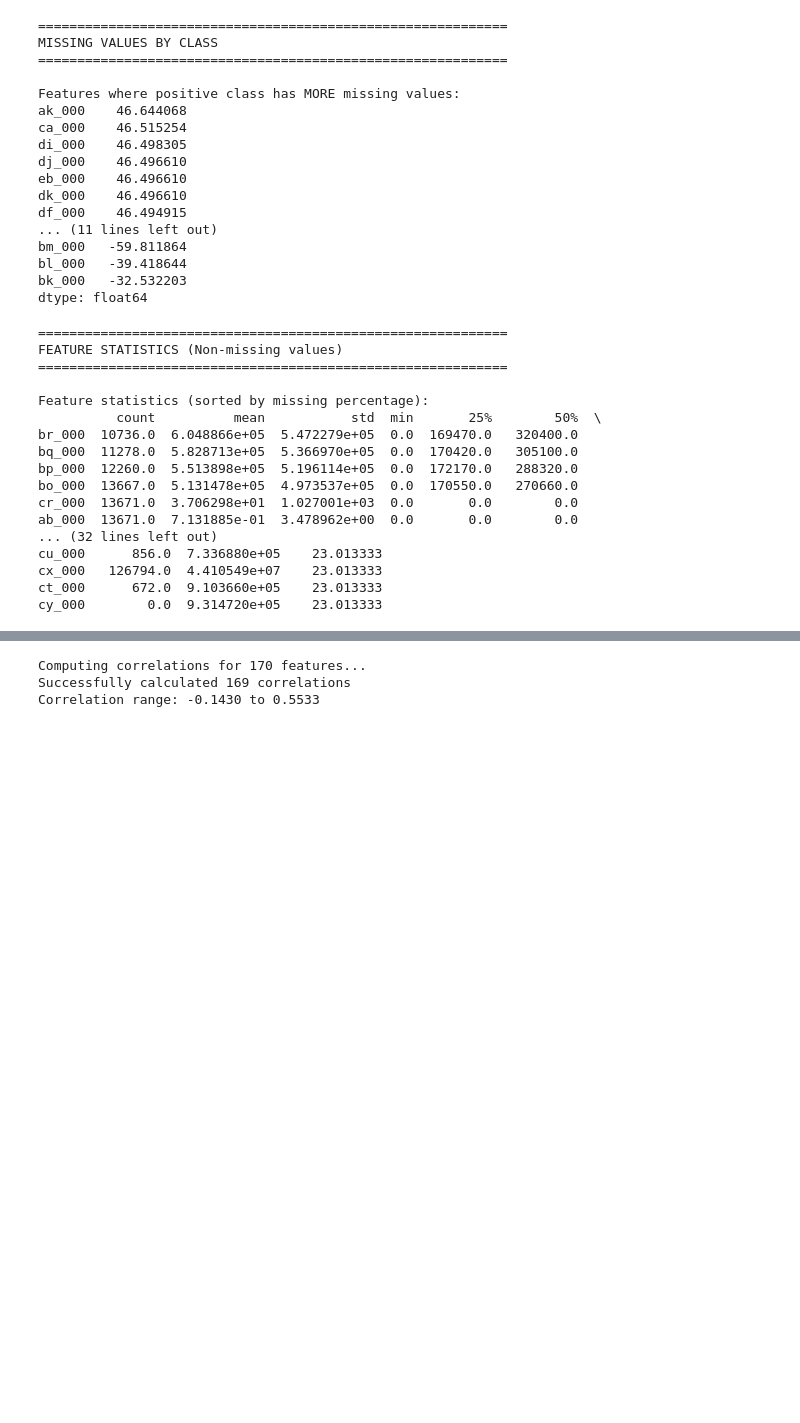
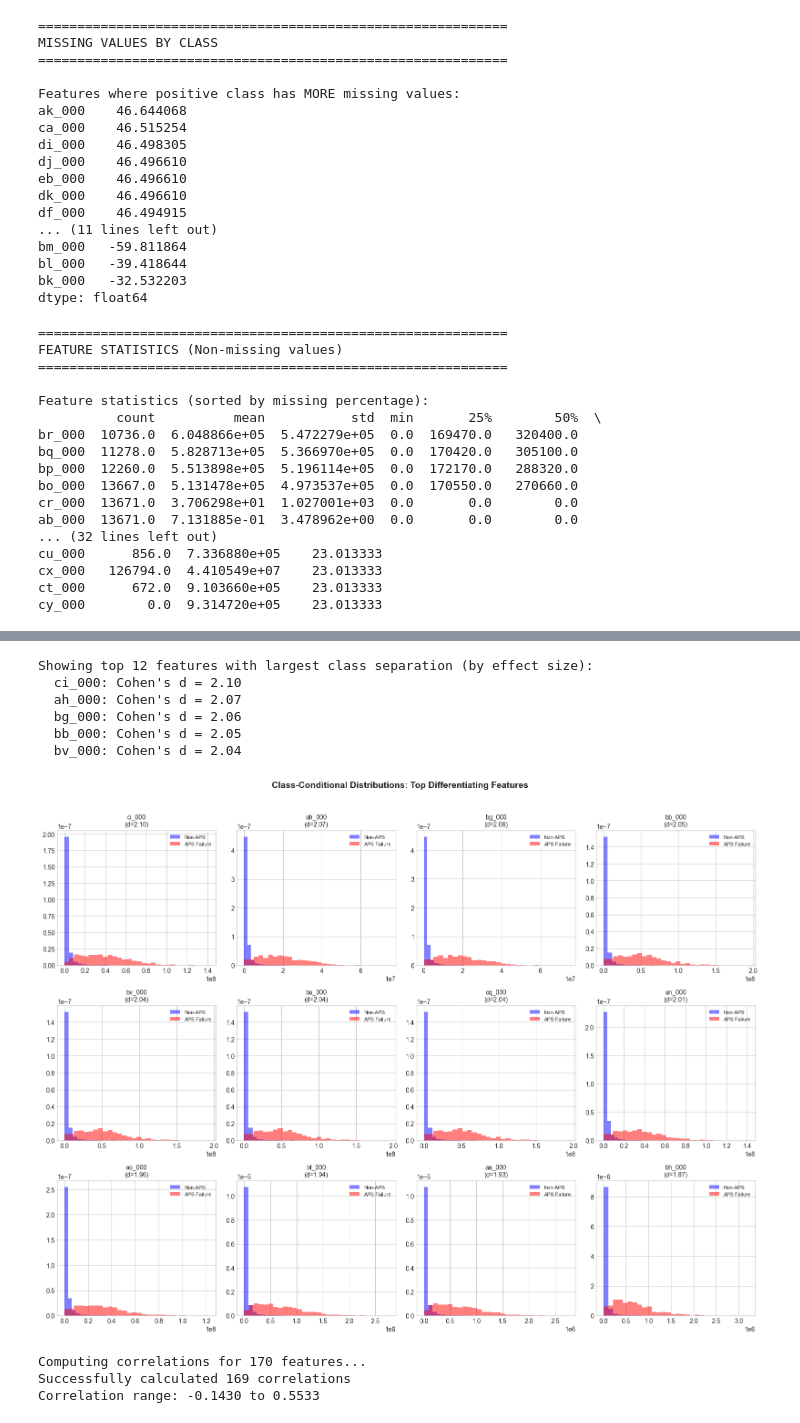
Before and after one commit to epireve/aps-failure, a Jupyter notebook: aps_failure_analysis.ipynb, the cells around one changed output, grey strips where cells are left out. Drawn from its saved outputs; the diff is of its cells as text; code cells hidden in the pictures; blank space fills up the shorter version.

```diff
--- a/aps_failure_analysis.ipynb
+++ b/aps_failure_analysis.ipynb
@@ -429,3 +423,68 @@ plt.show()
+# %%
+# Class-Conditional Feature Distributions
+# Show features with the BIGGEST DIFFERENCE between APS failures and non-failures
+
+# Split by class
+train_pos = train_df[train_df["class"] == "pos"]
+train_neg = train_df[train_df["class"] == "neg"]
+
+# Find features with biggest mean difference (normalized by std)
+# This is essentially Cohen's d - effect size
+effect_sizes = {}
+for col in feature_cols:
+    pos_vals = train_pos[col].dropna()
+    neg_vals = train_neg[col].dropna()
+    if len(pos_vals) > 50 and len(neg_vals) > 50:
+        pooled_std = np.sqrt((pos_vals.std() ** 2 + neg_vals.std() ** 2) / 2)
+        if pooled_std > 0:
+            effect_sizes[col] = abs(pos_vals.mean() - neg_vals.mean()) / pooled_std
+
+# Get top 12 features by effect size
+top_effect_features = sorted(effect_sizes.items(), key=lambda x: x[1], reverse=True)[
+    :12
+]
+top_features = [f[0] for f in top_effect_features]
+
+print(f"Showing top 12 features with largest class separation (by effect size):")
+for feat, es in top_effect_features[:5]:
+    print(f"  {feat}: Cohen's d = {es:.2f}")
+
+# Plot distributions
+fig, axes = plt.subplots(3, 4, figsize=(16, 12))
+axes = axes.flatten()
+
+for idx, feature in enumerate(top_features):
+    ax = axes[idx]
+
+    # Plot distributions by class
+    train_neg[feature].hist(
+        ax=ax, bins=30, alpha=0.5, label="Non-APS", color="blue", density=True
+    )
+    train_pos[feature].hist(
+        ax=ax, bins=30, alpha=0.5, label="APS Failure", color="red", density=True
+    )
+
+    ax.set_title(f"{feature}\n(d={effect_sizes[feature]:.2f})", fontsize=10)
+    ax.legend(fontsize=8)
+    ax.set_xlabel("")
+
+plt.suptitle(
+    "Class-Conditional Distributions: Top Differentiating Features",
+    fontsize=14,
+    fontweight="bold",
+    y=1.02,
+)
+plt.tight_layout()
+plt.savefig("class_distributions.png", dpi=150, bbox_inches="tight")
+plt.show()
+# %% [output]
+Showing top 12 features with largest class separation (by effect size):
+  ci_000: Cohen's d = 2.10
+  ah_000: Cohen's d = 2.07
+  bg_000: Cohen's d = 2.06
+  bb_000: Cohen's d = 2.05
+  bv_000: Cohen's d = 2.04
+[figure, added]
 # %%
 # Feature-Target Correlation Analysis
 # Self-contained cell - loads data directly to avoid dependency issues
```
Also changed, not shown: parts of 43 cells of this notebook, 13 other files.
